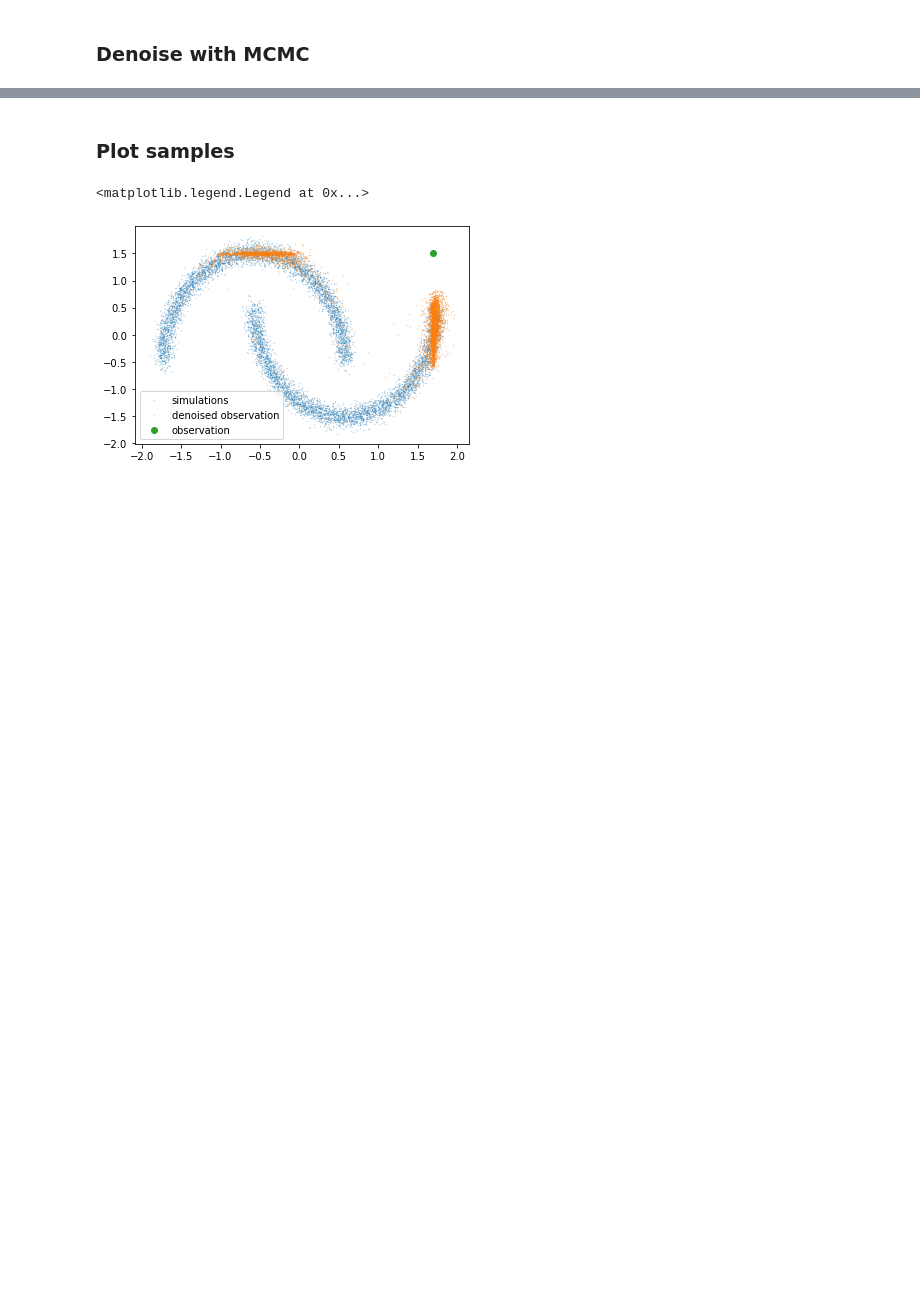
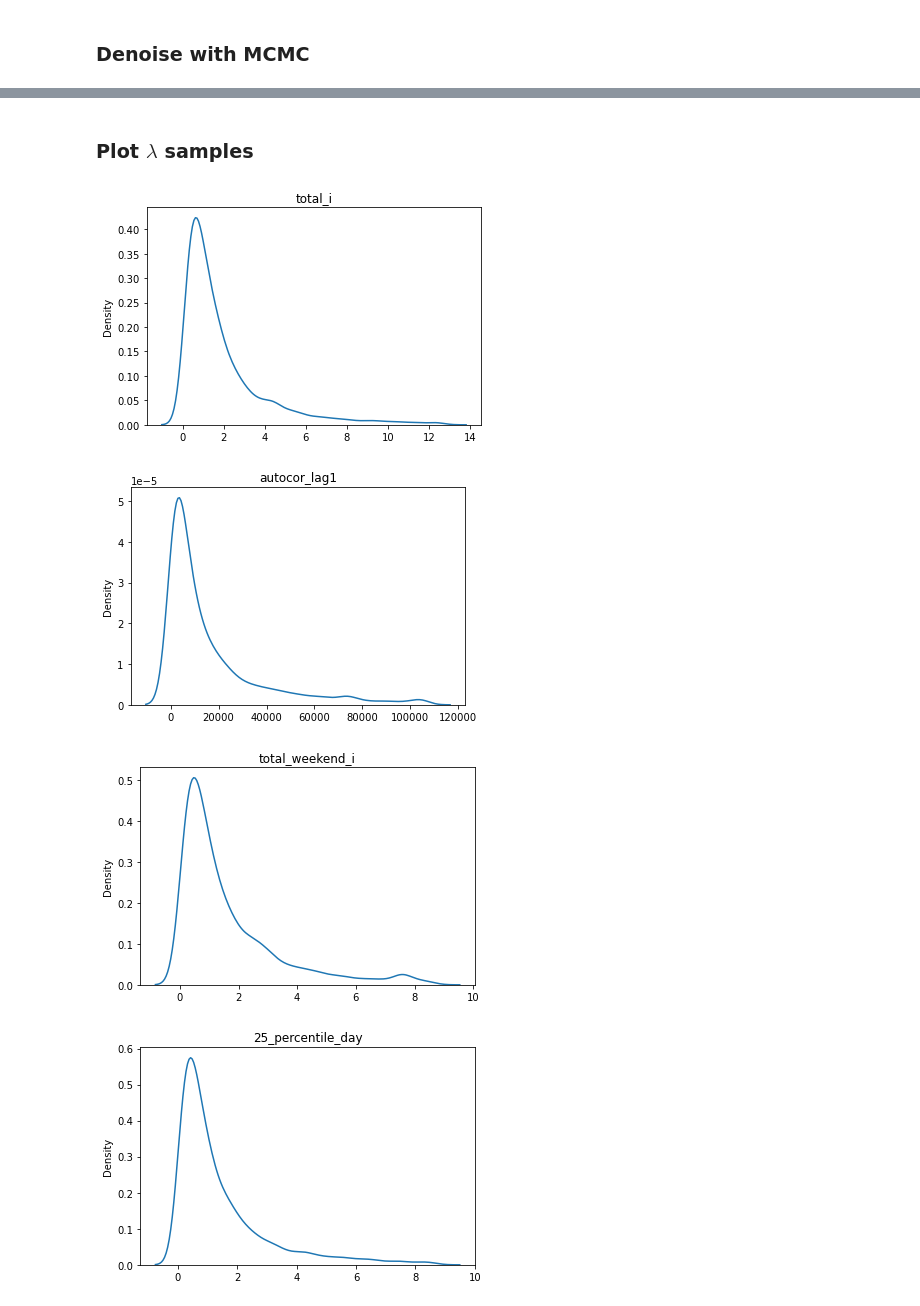
Before and after one commit to danielward27/rnpe, a Jupyter notebook: examples/sirsde.ipynb, the cells around one changed output, grey strips where cells are left out. Cells and saved outputs as stored; diff of their text form; code cells hidden in the pictures; blank space fills up the shorter version.

```diff
--- a/examples/sirsde.ipynb
+++ b/examples/sirsde.ipynb
@@ -68,10 +108,12 @@ Max patience reached.
 # %% [markdown]
 ### Denoise with MCMC
 # %%
-y_obs = jnp.array([1.7, 1.5])
+obs_num = 0
+y_obs = jnp.array(s_misspecified)[obs_num]
+theta_true = theta[obs_num]
 kernel = NUTS(horseshoe_denoiser_model)
 mcmc = MCMC(kernel, num_warmup=3000, num_samples=10000)
-mcmc.run(random.PRNGKey(42), y_obs, flow.bijection.inverse)
+mcmc.run(random.PRNGKey(42), y_obs, flow.bijection.inverse)  # TODO use propper key here
 mcmc.print_summary()
 # %% [output]
                 mean       std    median      5.0%     95.0%     n_eff     r_hat
@@ -85,30 +135,18 @@ Number of divergences: 3128
 # %% [markdown]
-### Plot samples
+### Plot $\lambda$ samples
-# %%
-mcmc_samples = mcmc.get_samples()["x"]
-
-plt.scatter(
-    x[:, 0],
-    x[:, 1],
-    alpha=0.4,
-    s=0.1, label = "simulations"
-)
-
-plt.scatter(
-    mcmc_samples[:, 0],
-    mcmc_samples[:, 1],
-    s=0.1,
-    label="denoised observation",
-    alpha=0.5
-)
-
-plt.scatter(
-    x = y_obs[0],
-    y = y_obs[1],
-    label="observation",
-)
-
-plt.legend(loc="lower left")
-# %% [output]
-<matplotlib.legend.Legend at 0x...>
-[figure, removed]
+# %%
+import seaborn as sns
+
+samples = mcmc.get_samples()["lambdas"]
+names = list(s)
+
+for name, col in zip(names, jnp.transpose(samples)):
+    col = col[col < jnp.quantile(col, 0.95)]  # For better plotting
+    sns.kdeplot(col)
+    plt.title(name)
+    plt.show()
+# %% [output]
+[figure, added]
+[figure, added]
+[figure, added]
+[figure, added]
```
Also changed, not shown: parts of 17 cells of this notebook.
